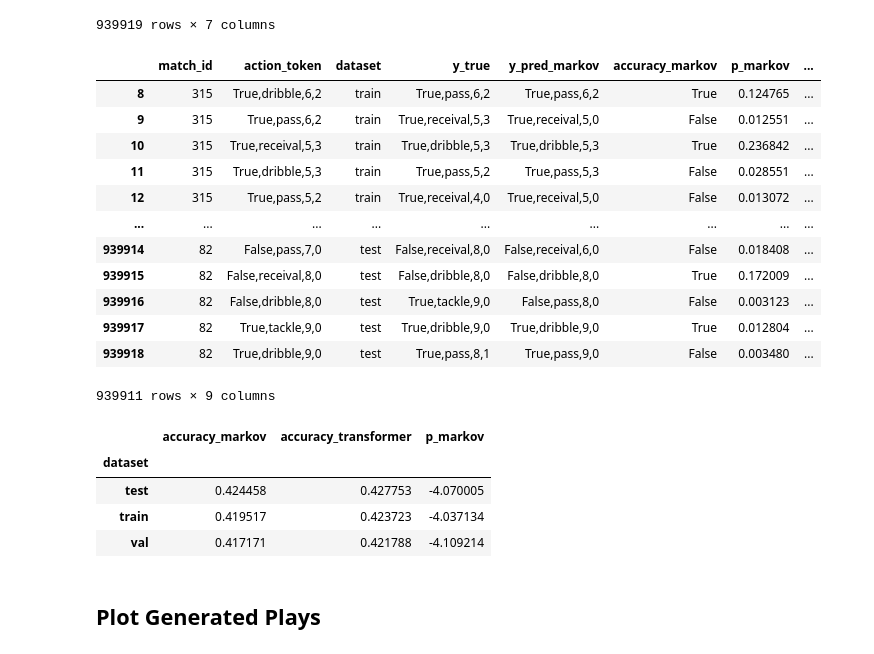
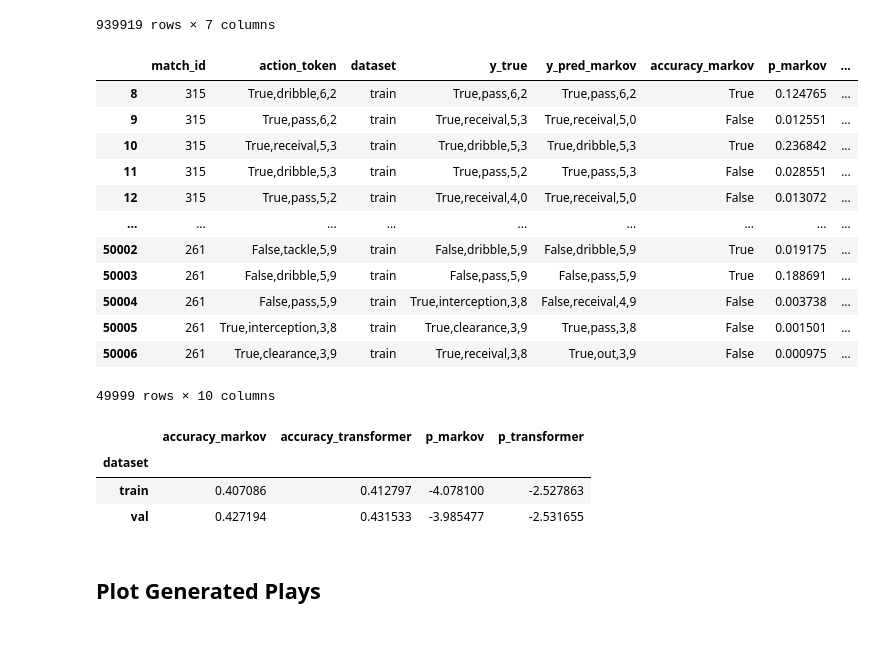
Before and after one commit to danielhocevar/Foundation-Model-for-Soccer, a Jupyter notebook: eval.ipynb, the cells around one changed output. Cells and saved outputs as stored; diff of their text form; code cells hidden in the pictures.

Commit message:
Add log-likelihood to eval

```diff
--- a/eval.ipynb
+++ b/eval.ipynb
@@ -36,7 +36,7 @@ else:
     device = torch.device("cpu")
 
 model = BasicTransformer(len(vocab), 50, 2, 500, 1, 0.0).to(device=device)
-model.load_state_dict(torch.load("checkpoints/model1_epoch4.pt", map_location=torch.device('cuda')))
+model.load_state_dict(torch.load("model_weights_v3.pt", map_location=torch.device('cpu')))
 model.eval()
 # %% [output]
 BasicTransformer(
@@ -99,41 +99,50 @@ markov_results
 939919 rows × 7 columns
 # %%
 import numpy as np
+from tqdm import tqdm
+
 X = np.lib.stride_tricks.sliding_window_view(df['action_token'].map(list(vocab).index), (9,))
 
 data_loader = torch.utils.data.DataLoader(
     list(zip(X[:-1], X[1:, -1])),
-    batch_size=1,
-    shuffle=False
+    batch_size=500
 )
 
-preds = np.concatenate([model(x_bat.to(device = device))[:, -1, :].argmax(dim = 1).cpu().numpy() for x_bat, y_bat in data_loader])
-preds.shape
+preds = []
+probs = []
+for x_bat, y_bat in tqdm(data_loader):
+    out = model(x_bat.to(device = device))
+    preds.append(out[:, -1, :].argmax(dim = 1))
+    probs.append(torch.softmax(out[:, -1], dim=1).gather(1, y_bat.unsqueeze(1)).squeeze().detach().numpy())
+
+preds = torch.concat(preds)
+probs = np.concatenate(probs)
 # %%
 results = (
     markov_results
     .iloc[8:]
     .assign(
         y_pred_transformer = vocab[preds],
-        accuracy_transformer = lambda d: d.y_true == d.y_pred_transformer
+        accuracy_transformer = lambda d: d.y_true == d.y_pred_transformer,
+        p_transformer = probs
     )
 )
 
 results
 # %% [output]
 |  | match_id | action_token | dataset | y_true | y_pred_markov | accuracy_markov | p_markov | ... |
 | 8 | 315 | True,dribble,6,2 | train | True,pass,6,2 | True,pass,6,2 | True | 0.124765 | ... |
 | 9 | 315 | True,pass,6,2 | train | True,receival,5,3 | True,receival,5,0 | False | 0.012551 | ... |
 | 10 | 315 | True,receival,5,3 | train | True,dribble,5,3 | True,dribble,5,3 | True | 0.236842 | ... |
 | 11 | 315 | True,dribble,5,3 | train | True,pass,5,2 | True,pass,5,3 | False | 0.028551 | ... |
 | 12 | 315 | True,pass,5,2 | train | True,receival,4,0 | True,receival,5,0 | False | 0.013072 | ... |
 | ... | ... | ... | ... | ... | ... | ... | ... | ... |
-| 939914 | 82 | False,pass,7,0 | test | False,receival,8,0 | False,receival,6,0 | False | 0.018408 | ... |
-| 939915 | 82 | False,receival,8,0 | test | False,dribble,8,0 | False,dribble,8,0 | True | 0.172009 | ... |
-| 939916 | 82 | False,dribble,8,0 | test | True,tackle,9,0 | False,pass,8,0 | False | 0.003123 | ... |
-| 939917 | 82 | True,tackle,9,0 | test | True,dribble,9,0 | True,dribble,9,0 | True | 0.012804 | ... |
-| 939918 | 82 | True,dribble,9,0 | test | True,pass,8,1 | True,pass,9,0 | False | 0.003480 | ... |
+| 50002 | 261 | False,tackle,5,9 | train | False,dribble,5,9 | False,dribble,5,9 | True | 0.019175 | ... |
+| 50003 | 261 | False,dribble,5,9 | train | False,pass,5,9 | False,pass,5,9 | True | 0.188691 | ... |
+| 50004 | 261 | False,pass,5,9 | train | True,interception,3,8 | False,receival,4,9 | False | 0.003738 | ... |
+| 50005 | 261 | True,interception,3,8 | train | True,clearance,3,9 | True,pass,3,8 | False | 0.001501 | ... |
+| 50006 | 261 | True,clearance,3,9 | train | True,receival,3,8 | True,out,3,9 | False | 0.000975 | ... |
-939911 rows × 9 columns
+49999 rows × 10 columns
 # %%
 import numpy as np
 def mean_log_likelihood(probs):
@@ -142,14 +151,15 @@ def mean_log_likelihood(probs):
 (
     results
     .groupby('dataset')
-    .agg({'accuracy_markov': 'mean', 'accuracy_transformer': 'mean', 'p_markov': mean_log_likelihood})
+    .agg({
+        'accuracy_markov': 'mean', 'accuracy_transformer': 'mean',
+        'p_markov': mean_log_likelihood, 'p_transformer': mean_log_likelihood})
 )
 # %% [output]
-|  | accuracy_markov | accuracy_transformer | p_markov |
-| dataset |  |  |  |
-| test | 0.424458 | 0.427753 | -4.070005 |
-| train | 0.419517 | 0.423723 | -4.037134 |
-| val | 0.417171 | 0.421788 | -4.109214 |
+|  | accuracy_markov | accuracy_transformer | p_markov | p_transformer |
+| dataset |  |  |  |  |
+| train | 0.407086 | 0.412797 | -4.078100 | -2.527863 |
+| val | 0.427194 | 0.431533 | -3.985477 | -2.531655 |
 # %% [markdown]
 ## Plot Generated Plays
 # %%
```
